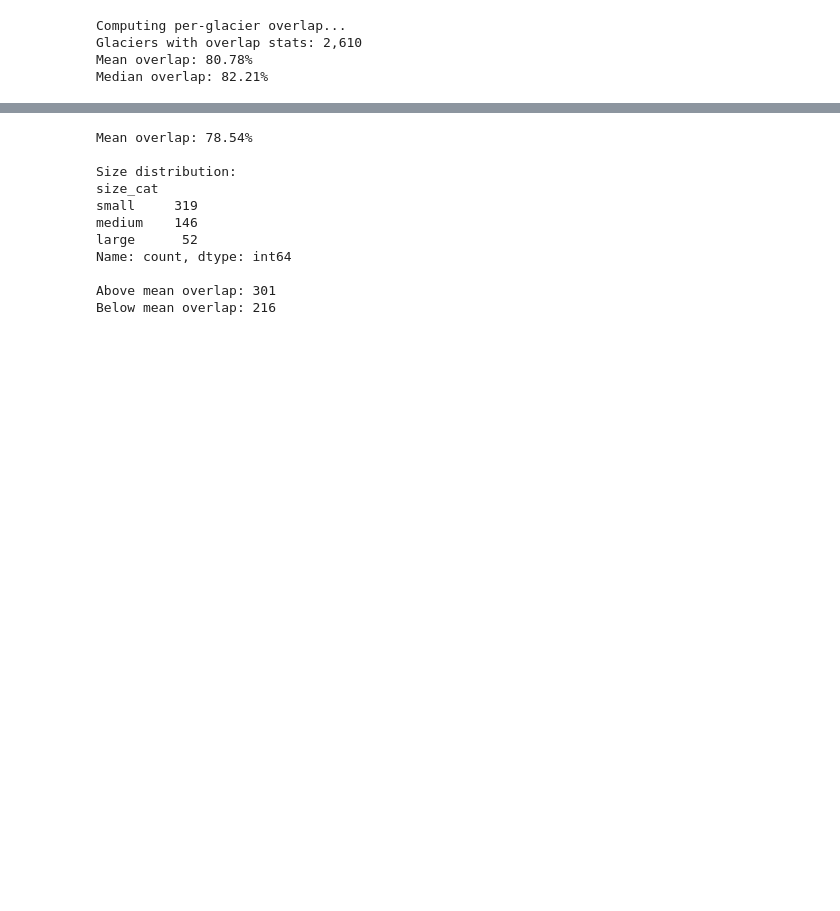
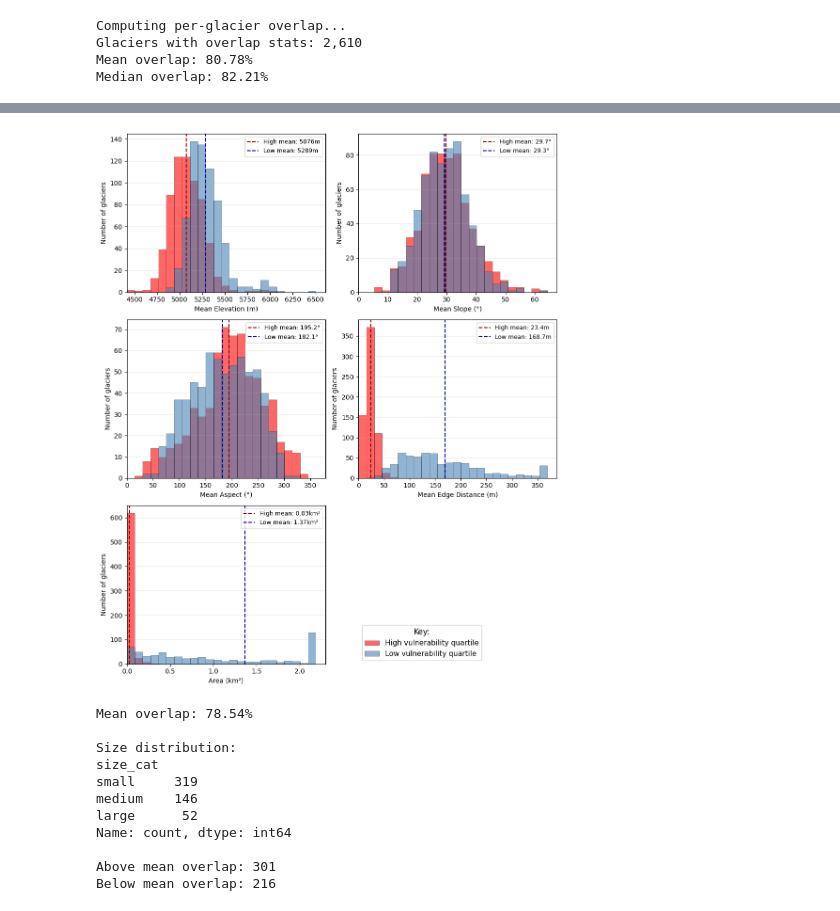
Before and after one commit to mattdaly04/Glacier-Project, a Jupyter notebook: Glacier Project/glacier_selection.ipynb, the cells around one changed output, grey strips where cells are left out. Saved outputs shown, nothing was run; the diff lists cells and outputs as text; code cells hidden in the pictures; blank space fills up the shorter version.

```diff
--- a/Glacier Project/glacier_selection.ipynb
+++ b/Glacier Project/glacier_selection.ipynb
@@ -174,0 +201,97 @@ Saved
+# %%
+# Merge overlap stats with physical features
+# Use df_overlap_full (unfiltered) not df_selection
+df_vuln = df_overlap_full.merge(
+    glacier_features[['rgi_id', 'mean_elevation', 'mean_slope',
+                       'mean_aspect', 'mean_edge_dist']],
+    on='rgi_id', how='inner'
+)
+
+# Also add glacier area from df_overlap (n_pixels already there)
+df_vuln['area_km2'] = df_vuln['n_pixels'] * PIXEL_AREA
+
+# Split into top and bottom quartile by mean MLP score
+# Need to merge in mean_score from df_selection or recompute
+# If df_2017_matched has mlp_score, compute per-glacier mean
+glacier_scores = df_2017_matched.groupby('rgi_id')['mlp_score'].mean().reset_index()
+glacier_scores.columns = ['rgi_id', 'mean_score']
+
+df_vuln = df_vuln.merge(glacier_scores, on='rgi_id', how='inner')
+
+q75 = df_vuln['mean_score'].quantile(0.75)
+q25 = df_vuln['mean_score'].quantile(0.25)
+
+high_vuln = df_vuln[df_vuln['mean_score'] >= q75]
+low_vuln  = df_vuln[df_vuln['mean_score'] <= q25]
+
+print(f"High vulnerability glaciers (top 25%):    {len(high_vuln):,}")
+print(f"Low vulnerability glaciers (bottom 25%):  {len(low_vuln):,}")
+
+# Plot
+features  = ['mean_elevation', 'mean_slope', 'mean_aspect',
+             'mean_edge_dist', 'area_km2']
+labels   = ['Mean Elevation (m)', 'Mean Slope (°)',
+            'Mean Aspect (°)', 'Mean Edge Distance (m)', 'Area (km²)']
+
+bins_list = [
+    np.linspace(df_vuln['mean_elevation'].min(), df_vuln['mean_elevation'].max(), 25),
+    np.linspace(0, df_vuln['mean_slope'].max(), 25),
+    np.linspace(0, 360, 25),  # aspect is always 0-360°
+    np.linspace(0, df_vuln['mean_edge_dist'].quantile(0.99), 25),
+    np.linspace(0, df_vuln['area_km2'].quantile(0.95), 25),
+]
+
+fig, axes = plt.subplots(3, 2, figsize=(10,12))
+axes_flat = axes.flatten()
+
+# Define units separately for the mean labels
+units = ['m', '°', '°', 'm', 'km²']
+formats = ['.0f', '.1f', '.1f', '.1f', '.2f']
+
+for ax, feat, label, bins, unit, fmt in zip(axes_flat[:5], features, labels, bins_list, units, formats):
+    ax.hist(high_vuln[feat].clip(upper=bins[-1]), bins=bins, alpha=0.6,
+            color='red', edgecolor='black', linewidth=0.4,
+            label=f'_nolegend_')
+    ax.hist(low_vuln[feat].clip(upper=bins[-1]),  bins=bins, alpha=0.6,
+            color='steelblue', edgecolor='black', linewidth=0.4,
+            label=f'_nolegend_')
+
+    ax.axvline(high_vuln[feat].mean(), color='darkred',
+               linestyle='--', linewidth=1.5,
+               label=f'High mean: {high_vuln[feat].mean():{fmt}}{unit}')
+    ax.axvline(low_vuln[feat].mean(), color='darkblue',
+               linestyle='--', linewidth=1.5,
+               label=f'Low mean: {low_vuln[feat].mean():{fmt}}{unit}')
+
+    ax.set_xlabel(label, fontsize=10)
+    ax.set_ylabel('Number of glaciers', fontsize=10)
+    ax.legend(fontsize=9)
+    ax.grid(True, alpha=0.3, axis='y')
+    # Force (0,0) at bottom left
+    ax.set_xlim(left=bins[0])
+    ax.set_ylim(bottom=0)
+
+# Add shared legend in empty bottom-right cell
+ax_legend = axes_flat[5]
+ax_legend.set_visible(True)
+ax_legend.axis('off')
+
+from matplotlib.patches import Patch
+legend_elements = [
+    Patch(facecolor='red',      alpha=0.6, edgecolor='black',
+          linewidth=0.4, label='High vulnerability quartile'),
+    Patch(facecolor='steelblue', alpha=0.6, edgecolor='black',
+          linewidth=0.4, label='Low vulnerability quartile'),
+]
+ax_legend.legend(handles=legend_elements,
+                 loc='lower left',
+                 fontsize=11,
+                 frameon=True,
+                 framealpha=0.8,
+                 title='Key:',
+                 title_fontsize=12)
+
+plt.tight_layout()
+plt.savefig(RESULTS_DIR / 'vulnerability_characteristics.png', dpi=200, bbox_inches='tight')
+plt.show()
+# %% [output]
@@ -175,3 +300,4 @@ Saved
+[figure, added]
 # %%
 # Size categories
 df_selection['size_cat'] = pd.cut(
```
Also changed, not shown: parts of 10 cells of this notebook, 8 other files.
